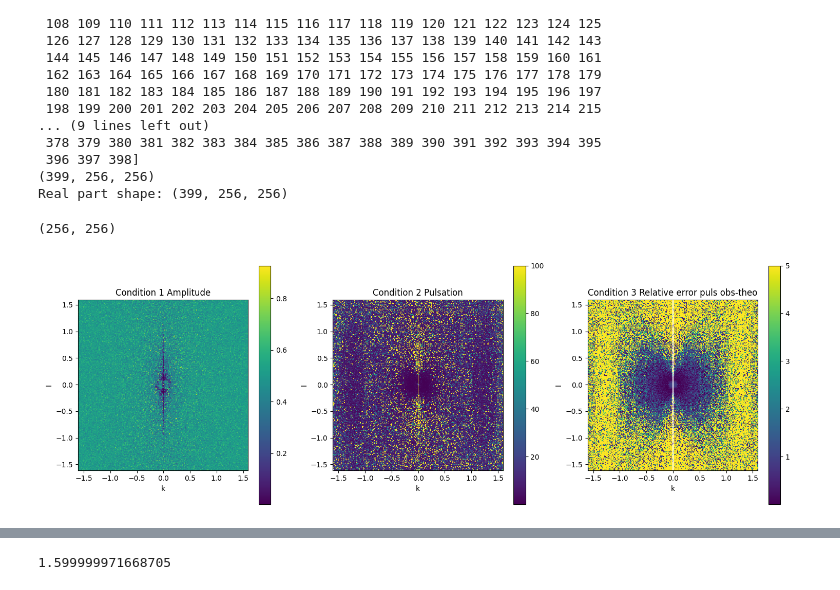
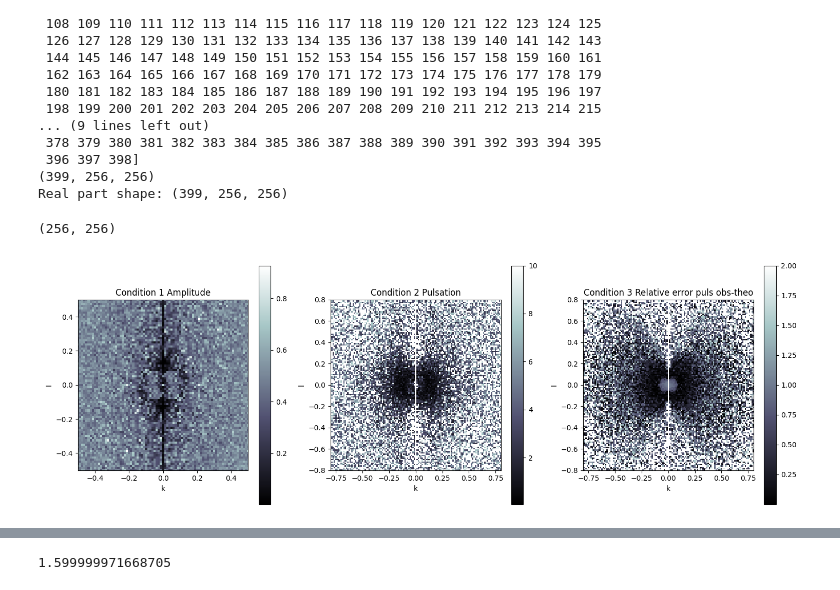
Before and after one commit to LennardMiller/Stage_M2, a Jupyter notebook: Rossby_diag.ipynb, the cells around one changed output, grey strips where cells are left out. Cells and saved outputs as stored; diff of their text form; code cells hidden in the pictures.

```diff
--- a/Rossby_diag.ipynb
+++ b/Rossby_diag.ipynb
@@ -989,37 +989,43 @@ print(np.shape(condition2))
 # Plotting
 fig, axs = plt.subplots(1, 3, figsize=(15, 5))
 
 # Plotting condition1
-c1 = axs[0].pcolormesh(Kx,Ky,condition1)
+c1 = axs[0].pcolormesh(Kx,Ky,condition1,cmap='bone')
 axs[0].set_title('Condition 1 Amplitude')
 axs[0].set_xlabel('k')
 axs[0].set_ylabel('l')
+axs[0].set_xlim(-0.5, 0.5)
+axs[0].set_ylim(-0.5, 0.5)
 axs[0].set_aspect('equal')
 fig.colorbar(c1, ax=axs[0], orientation='vertical')
 
 # Plotting condition2
-c2 = axs[1].pcolormesh(Kx,Ky,condition2,vmax=100)
+c2 = axs[1].pcolormesh(Kx,Ky,condition2,vmax=10,cmap='bone')
 axs[1].set_title('Condition 2 Pulsation')
 axs[1].set_xlabel('k')
 axs[1].set_ylabel('l')
+axs[1].set_xlim(-0.8, 0.8)
+axs[1].set_ylim(-0.8, 0.8)
 axs[1].set_aspect('equal')
 fig.colorbar(c2, ax=axs[1], orientation='vertical')
 
 # Plotting condition3
-c3 = axs[2].pcolormesh(Kx,Ky,epsi3,vmax=5)#,vmin=0,vmax=1.3)
+c3 = axs[2].pcolormesh(Kx,Ky,epsi3,vmax=2,cmap='bone')#,vmin=0,vmax=1.3)
 axs[2].set_title('Condition 3 Relative error puls obs-theo')
 axs[2].set_xlabel('k')
 axs[2].set_ylabel('l')
+axs[2].set_xlim(-0.8, 0.8)
+axs[2].set_ylim(-0.8, 0.8)
 axs[2].set_aspect('equal')
 fig.colorbar(c3, ax=axs[2], orientation='vertical')
 
 
 plt.tight_layout()
 plt.savefig("./figures/Wave_sign/3conditions_compared_"  + "simu"+where+str(simu_name)+ ".png")
 plt.show()
 # %% [output]
 (256, 256)
-[figure, old version]
+[figure, new version]
 # %%
 #Plotting the error map of the 3rd criterium
 plt.figure()
```
Also changed, not shown: parts of 14 cells of this notebook, 17 other files.
